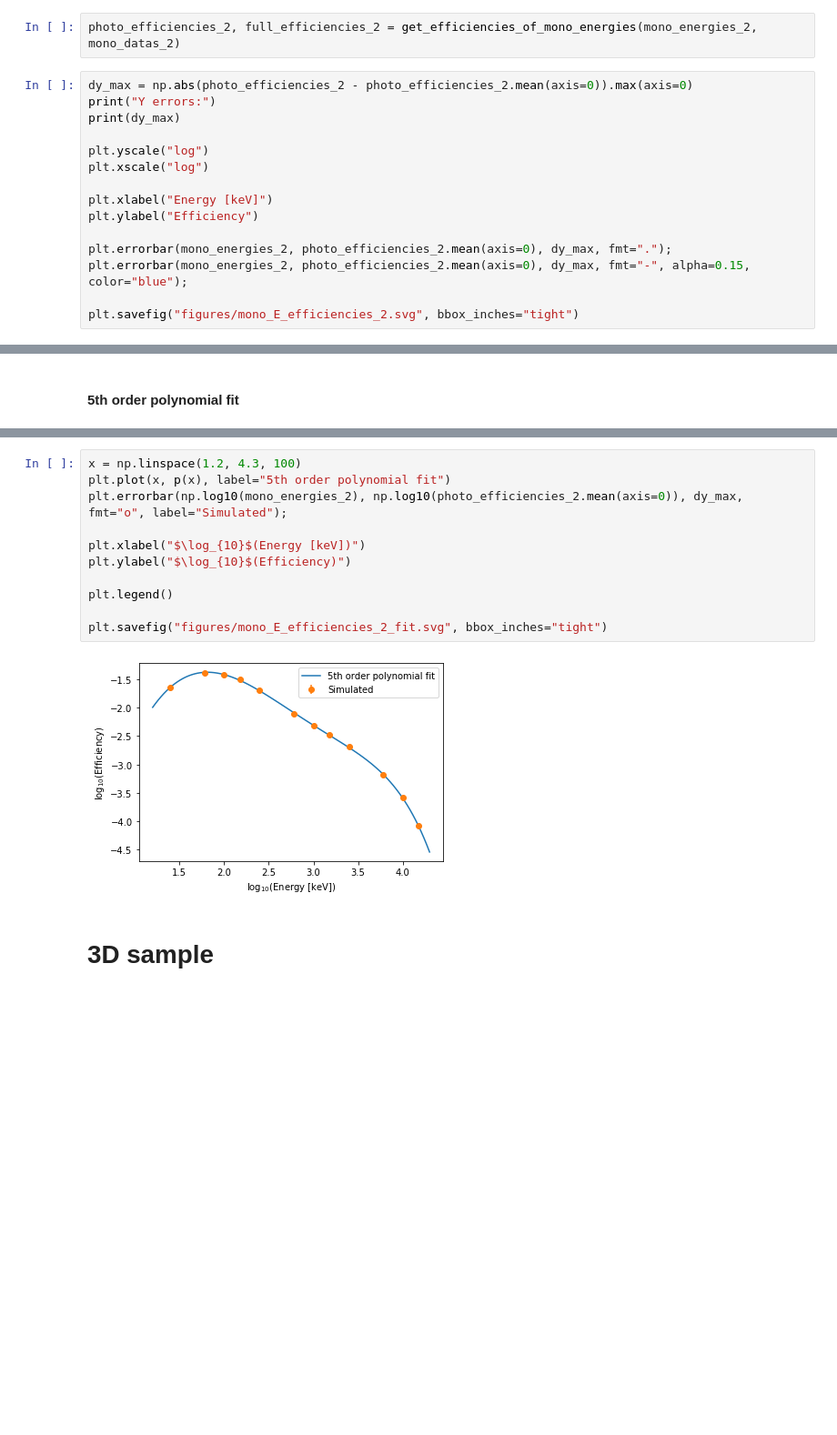
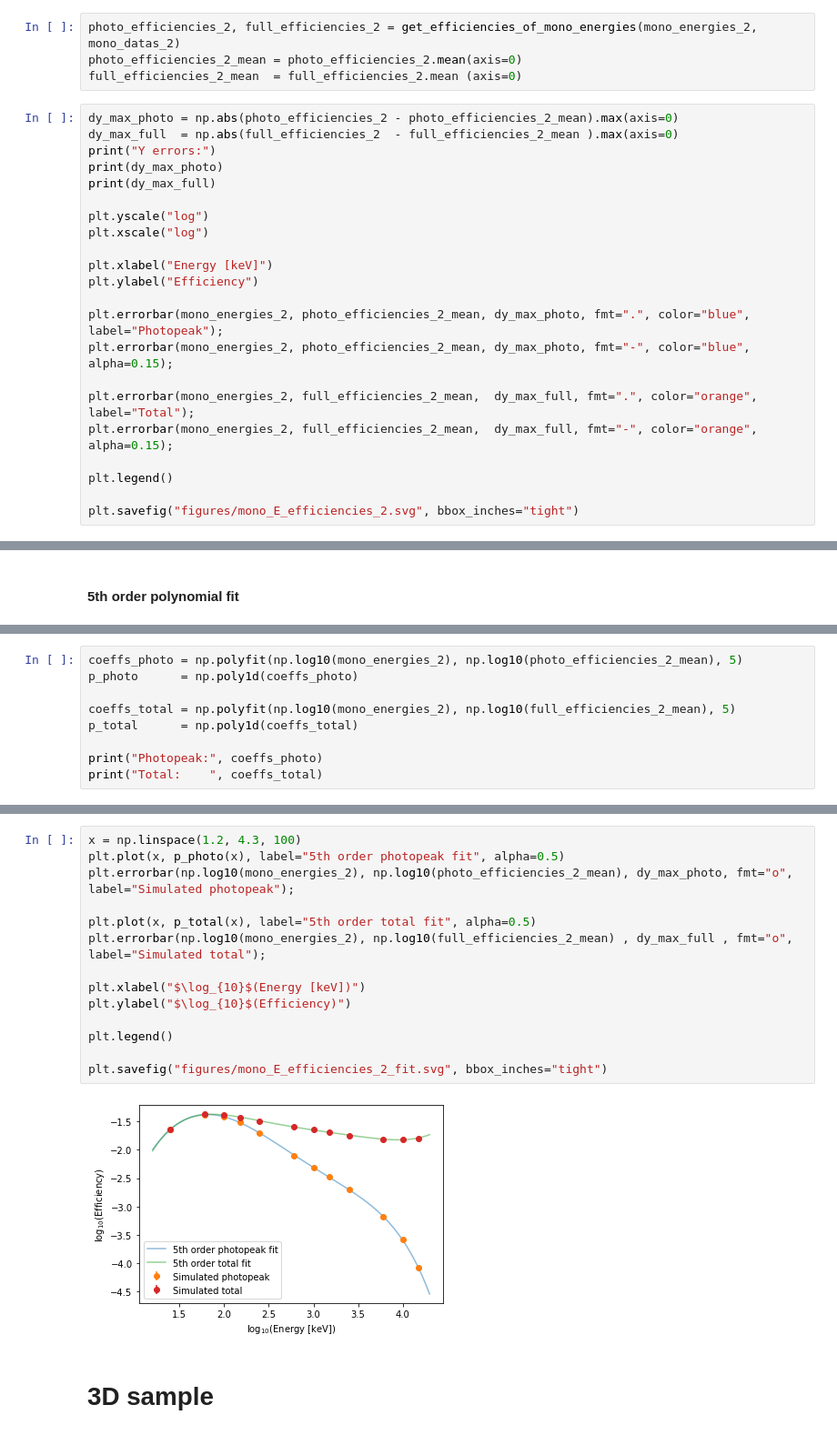
Before and after one commit to Balazzs/HPGECalorimeter, a Jupyter notebook: Analysis.ipynb, the cells around one changed output, grey strips where cells are left out. Shown at 91% size. Saved outputs shown, nothing was run; the diff lists cells and outputs as text; blank space fills up the shorter version.

Commit message:
Added total efficiency calculation, fit and plot

```diff
--- a/Analysis.ipynb
+++ b/Analysis.ipynb
@@ -718,10 +718,14 @@ mono_real_geom_5cm__energy_6 = read_distance_folders("data/mono_real_geom__energ
 mono_datas_2 = [mono_real_geom_5cm__energy_4, mono_real_geom_5cm__energy_5, mono_real_geom_5cm__energy_6]
 # %%
 photo_efficiencies_2, full_efficiencies_2 = get_efficiencies_of_mono_energies(mono_energies_2, mono_datas_2)
+photo_efficiencies_2_mean = photo_efficiencies_2.mean(axis=0)
+full_efficiencies_2_mean  = full_efficiencies_2.mean (axis=0)
 # %%
-dy_max = np.abs(photo_efficiencies_2 - photo_efficiencies_2.mean(axis=0)).max(axis=0)
+dy_max_photo = np.abs(photo_efficiencies_2 - photo_efficiencies_2_mean).max(axis=0)
+dy_max_full  = np.abs(full_efficiencies_2  - full_efficiencies_2_mean ).max(axis=0)
 print("Y errors:")
-print(dy_max)
+print(dy_max_photo)
+print(dy_max_full)
 
 plt.yscale("log")
 plt.xscale("log")
@@ -729,8 +733,13 @@ plt.xscale("log")
 plt.xlabel("Energy [keV]")
 plt.ylabel("Efficiency")
 
-plt.errorbar(mono_energies_2, photo_efficiencies_2.mean(axis=0), dy_max, fmt=".");
-plt.errorbar(mono_energies_2, photo_efficiencies_2.mean(axis=0), dy_max, fmt="-", alpha=0.15, color="blue");
+plt.errorbar(mono_energies_2, photo_efficiencies_2_mean, dy_max_photo, fmt=".", color="blue", label="Photopeak");
+plt.errorbar(mono_energies_2, photo_efficiencies_2_mean, dy_max_photo, fmt="-", color="blue", alpha=0.15);
+
+plt.errorbar(mono_energies_2, full_efficiencies_2_mean,  dy_max_full, fmt=".", color="orange", label="Total");
+plt.errorbar(mono_energies_2, full_efficiencies_2_mean,  dy_max_full, fmt="-", color="orange", alpha=0.15);
+
+plt.legend()
 
 plt.savefig("figures/mono_E_efficiencies_2.svg", bbox_inches="tight")
 # %% [output]
@@ -746,0 +756,9 @@ p      = np.poly1d(coeffs)
+# %%
+coeffs_photo = np.polyfit(np.log10(mono_energies_2), np.log10(photo_efficiencies_2_mean), 5)
+p_photo      = np.poly1d(coeffs_photo)
+
+coeffs_total = np.polyfit(np.log10(mono_energies_2), np.log10(full_efficiencies_2_mean), 5)
+p_total      = np.poly1d(coeffs_total)
+
+print("Photopeak:", coeffs_photo)
+print("Total:    ", coeffs_total)
@@ -747,16 +769,19 @@ p      = np.poly1d(coeffs)
 # %%
 x = np.linspace(1.2, 4.3, 100)
-plt.plot(x, p(x), label="5th order polynomial fit")
-plt.errorbar(np.log10(mono_energies_2), np.log10(photo_efficiencies_2.mean(axis=0)), dy_max, fmt="o", label="Simulated");
+plt.plot(x, p_photo(x), label="5th order photopeak fit", alpha=0.5)
+plt.errorbar(np.log10(mono_energies_2), np.log10(photo_efficiencies_2_mean), dy_max_photo, fmt="o", label="Simulated photopeak");
+
+plt.plot(x, p_total(x), label="5th order total fit", alpha=0.5)
+plt.errorbar(np.log10(mono_energies_2), np.log10(full_efficiencies_2_mean) , dy_max_full , fmt="o", label="Simulated total");
 
 plt.xlabel("$\log_{10}$(Energy [keV])")
 plt.ylabel("$\log_{10}$(Efficiency)")
 
 plt.legend()
 
 plt.savefig("figures/mono_E_efficiencies_2_fit.svg", bbox_inches="tight")
 # %% [output]
-[figure, old version]
+[figure, new version]
 # %% [markdown]
 # 3D sample
 # %%
```
Also changed, not shown: parts of 5 cells of this notebook.
